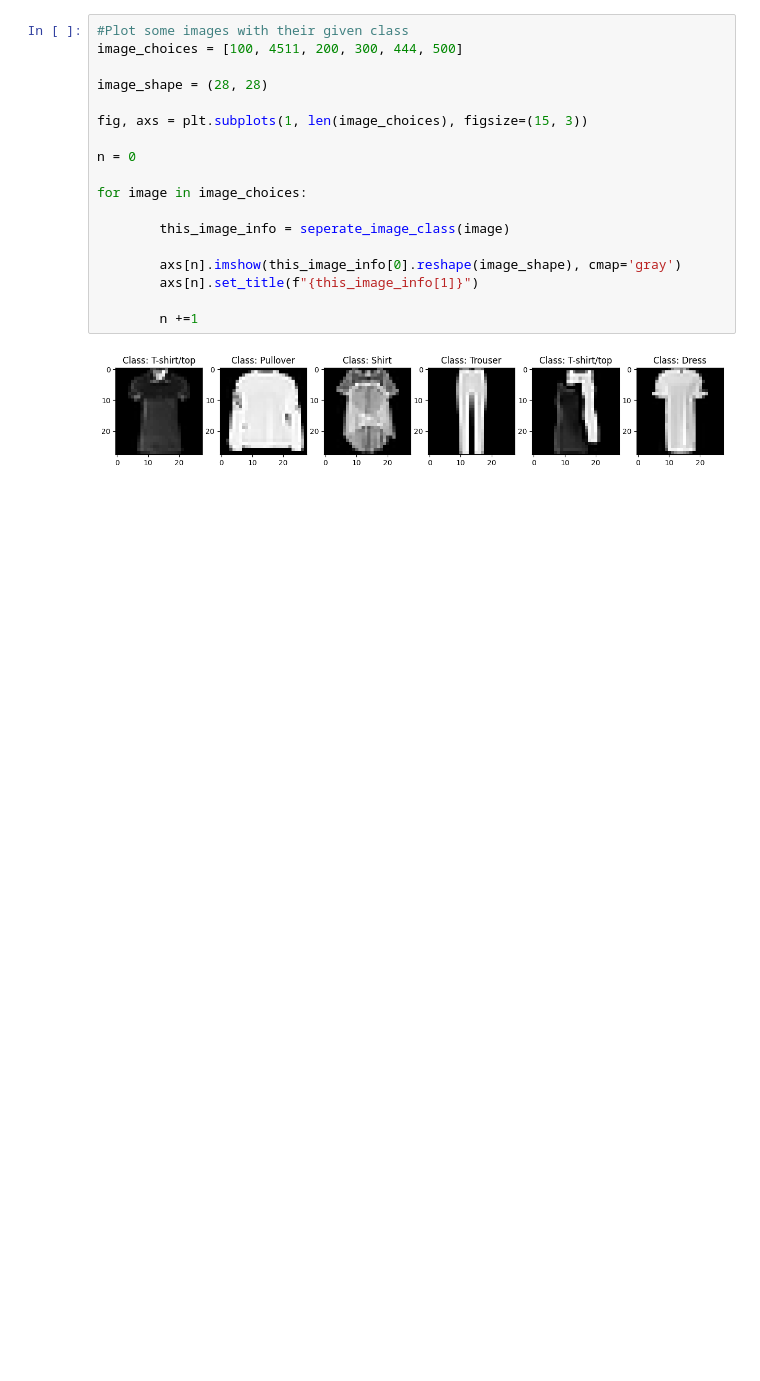
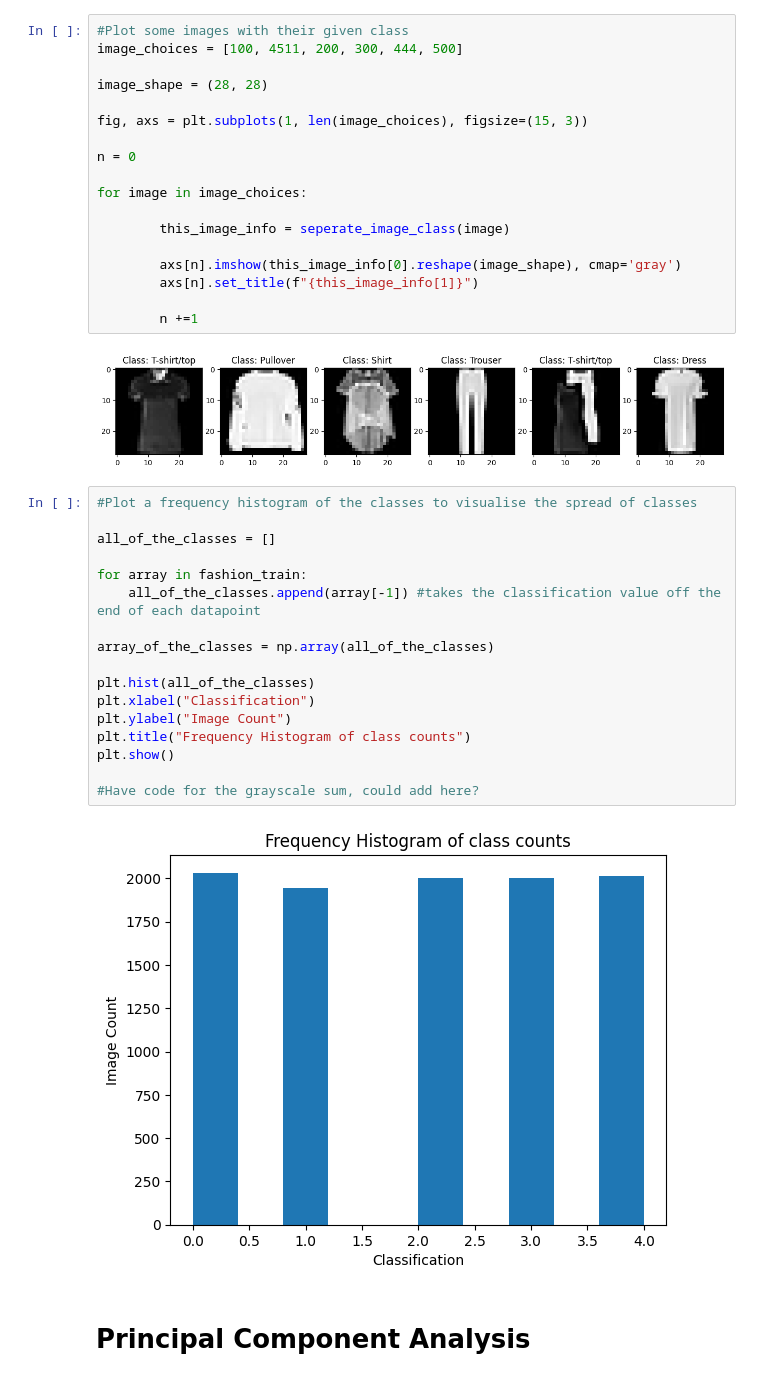
Before and after one commit to sjasbnm/JustTwo, a Jupyter notebook: working_code/exploratory_analysis.ipynb, the cells around one changed output. Cells and saved outputs as stored; diff of their text form; blank space fills up the shorter version.

Commit message:
Update exploratory_analysis.ipynb
struggling with plots, nothing important

```diff
--- a/working_code/exploratory_analysis.ipynb
+++ b/working_code/exploratory_analysis.ipynb
@@ -77,3 +79,24 @@ for image in image_choices:
         n +=1
 # %% [output]
 [figure]
+# %%
+#Plot a frequency histogram of the classes to visualise the spread of classes
+
+all_of_the_classes = []
+
+for array in fashion_train:
+    all_of_the_classes.append(array[-1]) #takes the classification value off the end of each datapoint
+
+array_of_the_classes = np.array(all_of_the_classes)
+
+plt.hist(all_of_the_classes)
+plt.xlabel("Classification")
+plt.ylabel("Image Count")
+plt.title("Frequency Histogram of class counts")
+plt.show()
+
+#Have code for the grayscale sum, could add here?
+# %% [output]
+[figure, added]
+# %% [markdown]
+# Principal Component Analysis
```
Also changed, not shown: parts of 6 cells of this notebook.
